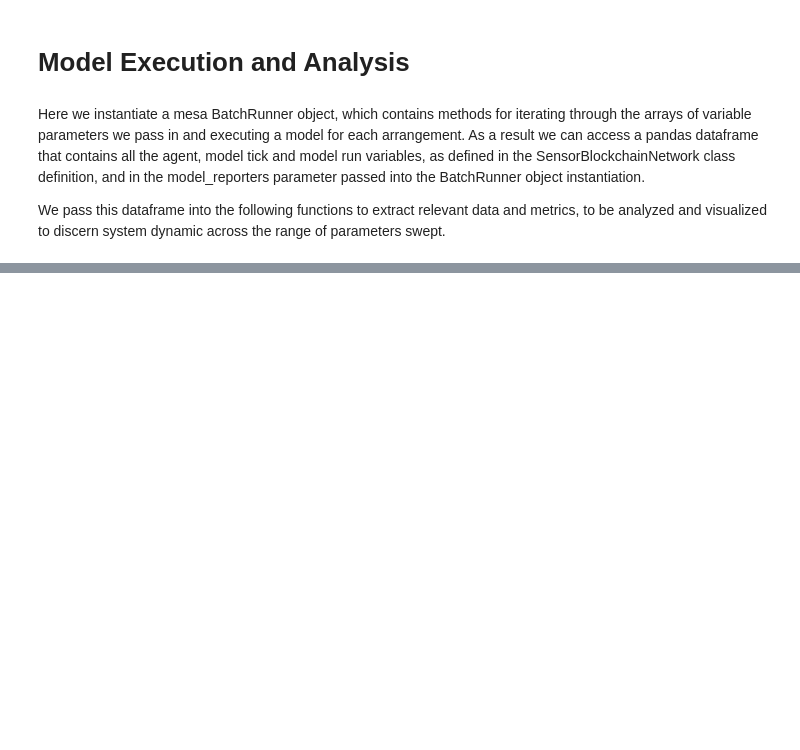
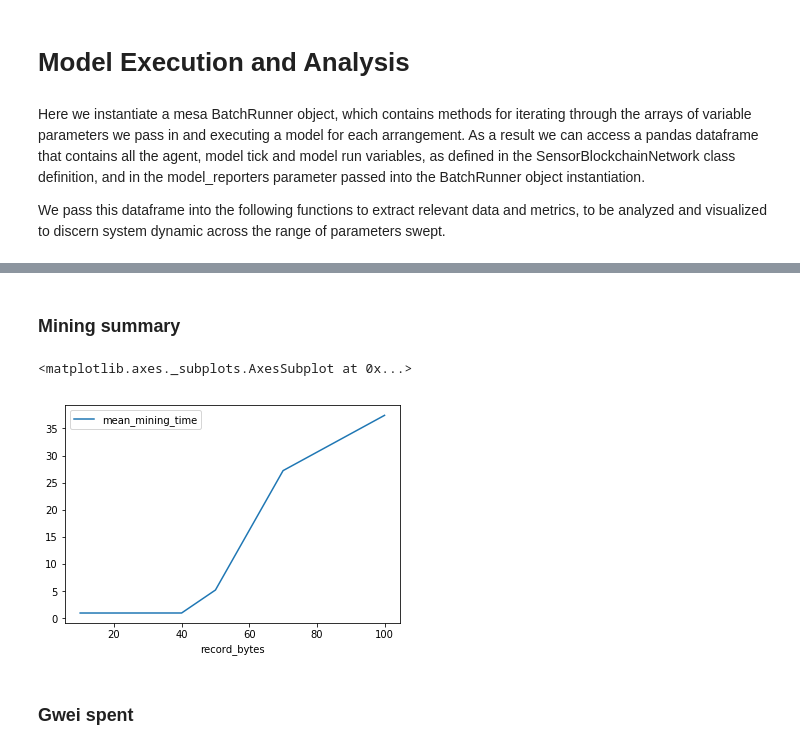
Before and after one commit to johnx25bd/ucl-dissertation, a Jupyter notebook: models/abm/in-development/connected_network/blockchain-model.ipynb, the cells around one changed output, grey strips where cells are left out. Drawn from its saved outputs; the diff is of its cells as text; code cells hidden in the pictures; blank space fills up the shorter version.

```diff
--- a/models/abm/in-development/connected_network/blockchain-model.ipynb
+++ b/models/abm/in-development/connected_network/blockchain-model.ipynb
@@ -747,0 +636,13 @@ Name: mining_time, dtype: float64
+# %%
+batch_runner_record_bytes = BatchRunner(
+    SensorBlockchainNetwork,
+    variable_params_record_bytes,
+    fixed_params_3,
+    iterations = 1,
+    max_steps = 300,
+    model_reporters = {"data_collector": lambda m: m.datacollector,
+                      "agent_expiry_ticks": get_agent_expiry_ticks,
+                      "mining_summary": get_mining_summary}
+)
+# %%
+batch_runner_record_bytes.run_all()
@@ -747,0 +657,13 @@ Name: mining_time, dtype: float64
+# %%
+batch_runner_record_bytes_df = batch_runner_record_bytes.get_model_vars_dataframe()
+# %% [markdown]
+### Mining summary
+# %%
+batch_record_bytes_mining_summary_df = extract_mining_summary_from_batch_df(batch_runner_record_bytes_df)
+# %%
+batch_record_bytes_mining_summary_df.plot.line(x='record_bytes', y='mean_mining_time')
+# %% [output]
+<matplotlib.axes._subplots.AxesSubplot at 0x...>
+[figure, added]
+# %% [markdown]
+### Gwei spent
```
Also changed, not shown: parts of 48 cells of this notebook.
